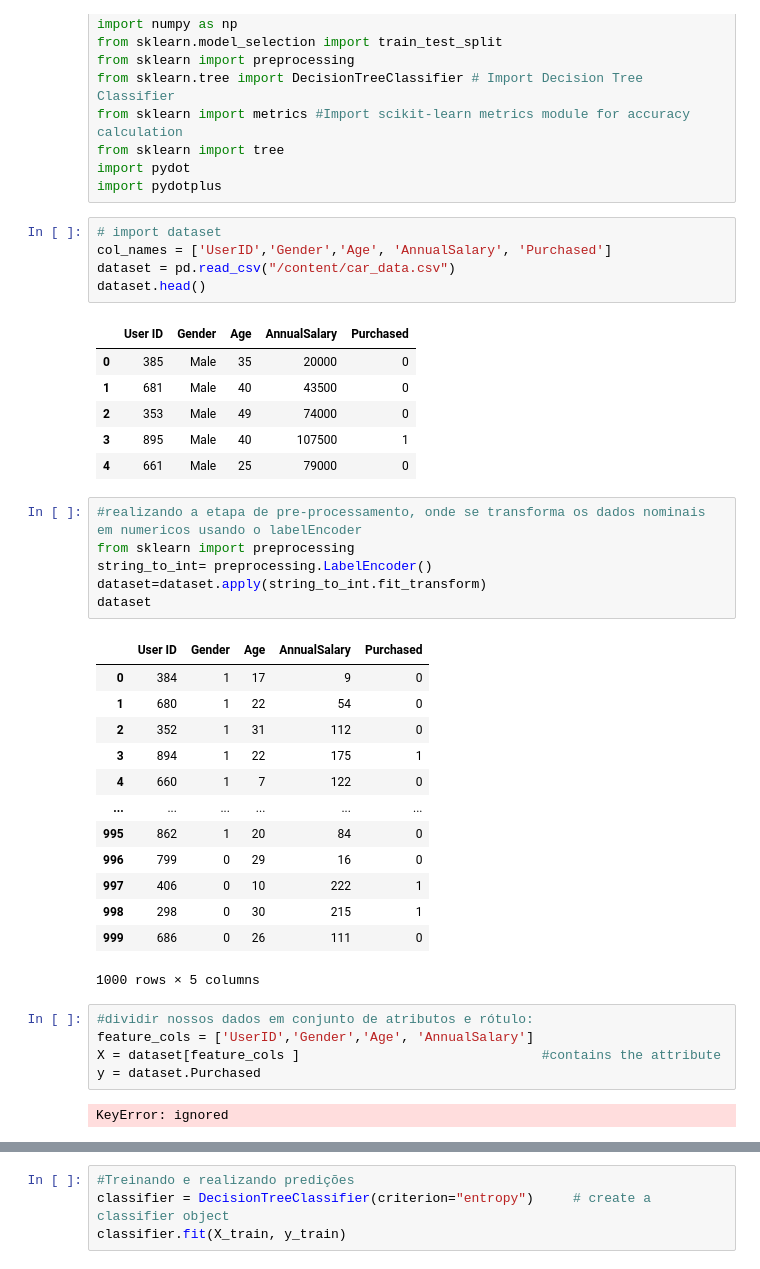
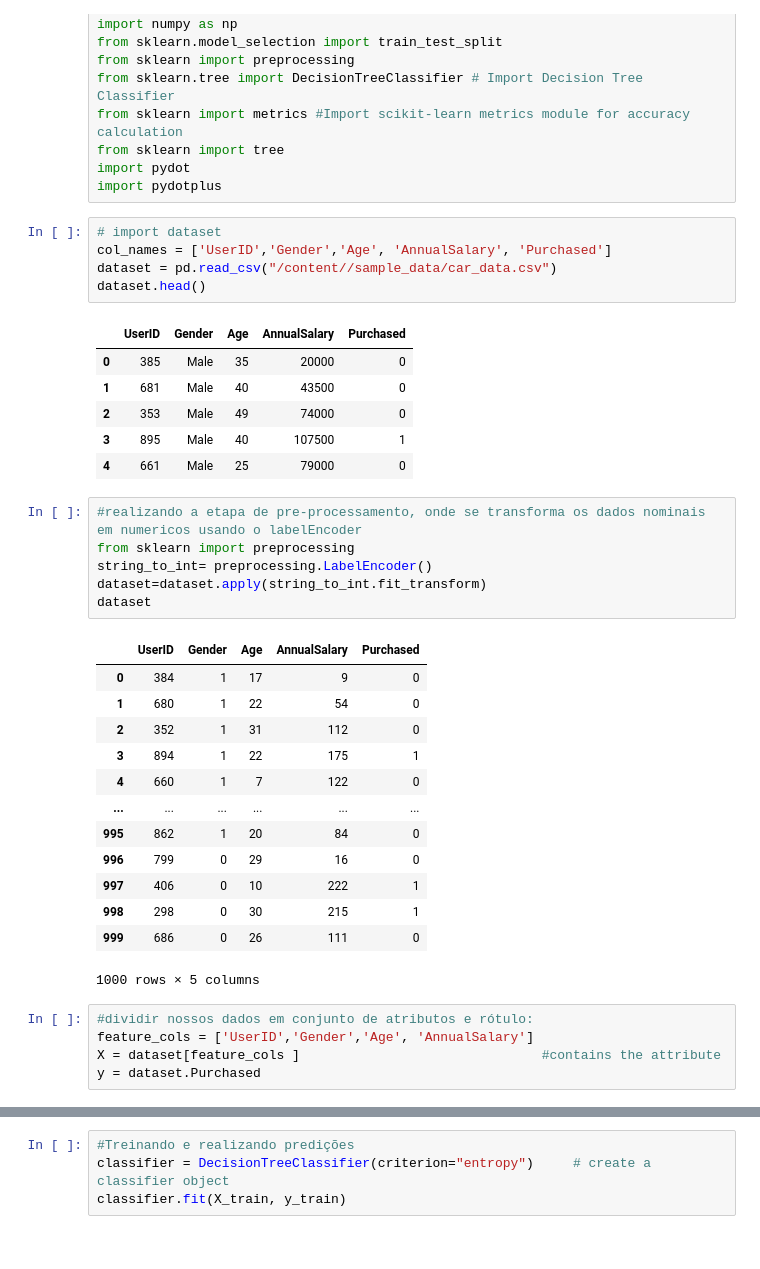
Before and after one commit to Thecaiobr/Inteligencia-artifical, a Jupyter notebook: TP1_IA.ipynb, the cells around one changed output, grey strips where cells are left out. Drawn from its saved outputs; the diff is of its cells as text.

```diff
--- a/TP1_IA.ipynb
+++ b/TP1_IA.ipynb
@@ -16,10 +16,10 @@ import pydotplus
 # %%
 # import dataset
 col_names = ['UserID','Gender','Age', 'AnnualSalary', 'Purchased']
-dataset = pd.read_csv("/content/car_data.csv")
+dataset = pd.read_csv("/content//sample_data/car_data.csv")
 dataset.head()
 # %% [output]
-|  | User ID | Gender | Age | AnnualSalary | Purchased |
+|  | UserID | Gender | Age | AnnualSalary | Purchased |
 | 0 | 385 | Male | 35 | 20000 | 0 |
 | 1 | 681 | Male | 40 | 43500 | 0 |
 | 2 | 353 | Male | 49 | 74000 | 0 |
@@ -32,7 +32,7 @@ string_to_int= preprocessing.LabelEncoder()
 dataset=dataset.apply(string_to_int.fit_transform)
 dataset
 # %% [output]
-|  | User ID | Gender | Age | AnnualSalary | Purchased |
+|  | UserID | Gender | Age | AnnualSalary | Purchased |
 | 0 | 384 | 1 | 17 | 9 | 0 |
 | 1 | 680 | 1 | 22 | 54 | 0 |
 | 2 | 352 | 1 | 31 | 112 | 0 |
@@ -50,8 +50,6 @@ dataset
 feature_cols = ['UserID','Gender','Age', 'AnnualSalary']
 X = dataset[feature_cols ]                               #contains the attribute
 y = dataset.Purchased
-# %% [output]
-KeyError: ignored
 # %%
 #dividir nossos dados em conjuntos de treinamento e teste:
 X_train, X_test, y_train, y_test = train_test_split(X, y, test_size=0.20,random_state=100)
```
Also changed, not shown: parts of 5 cells of this notebook.
